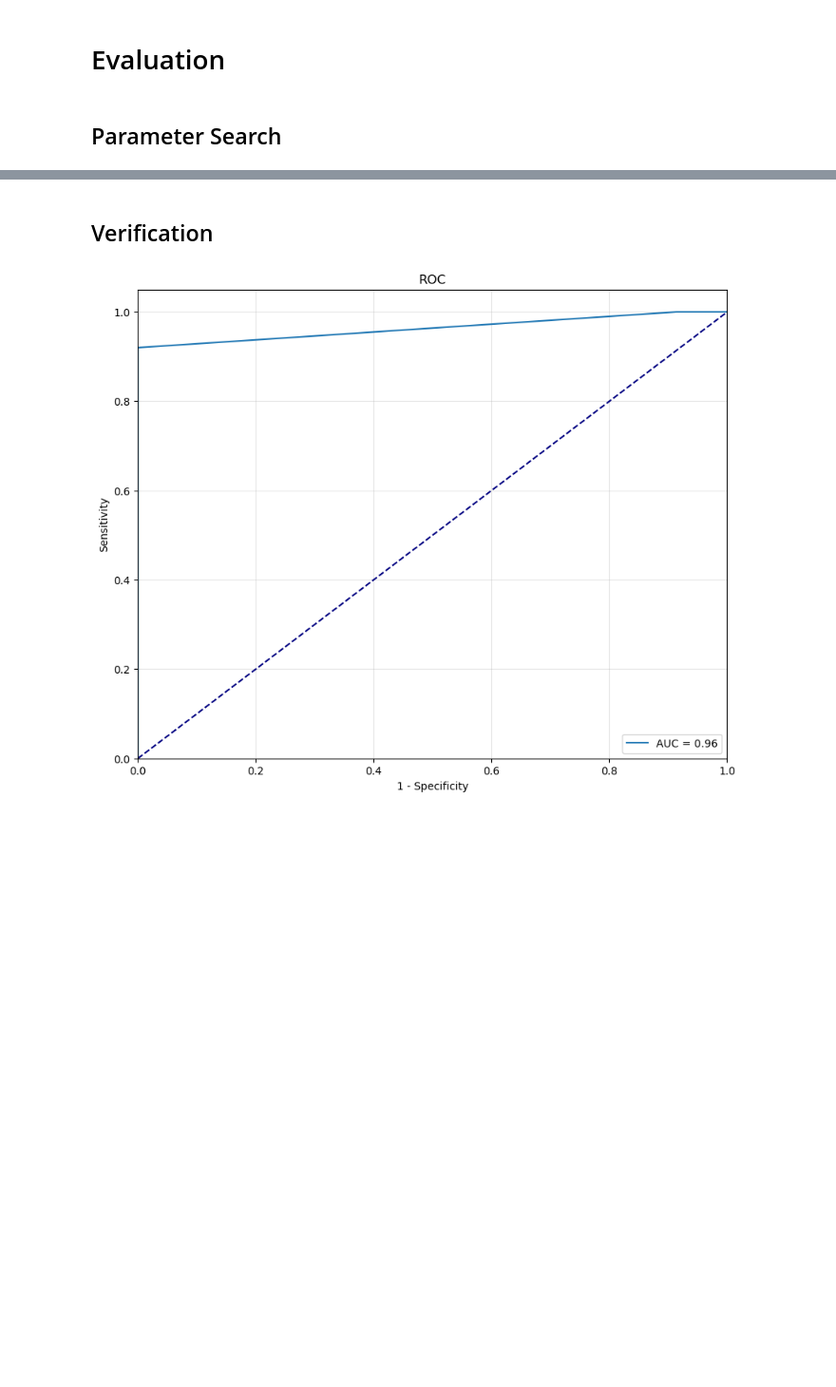
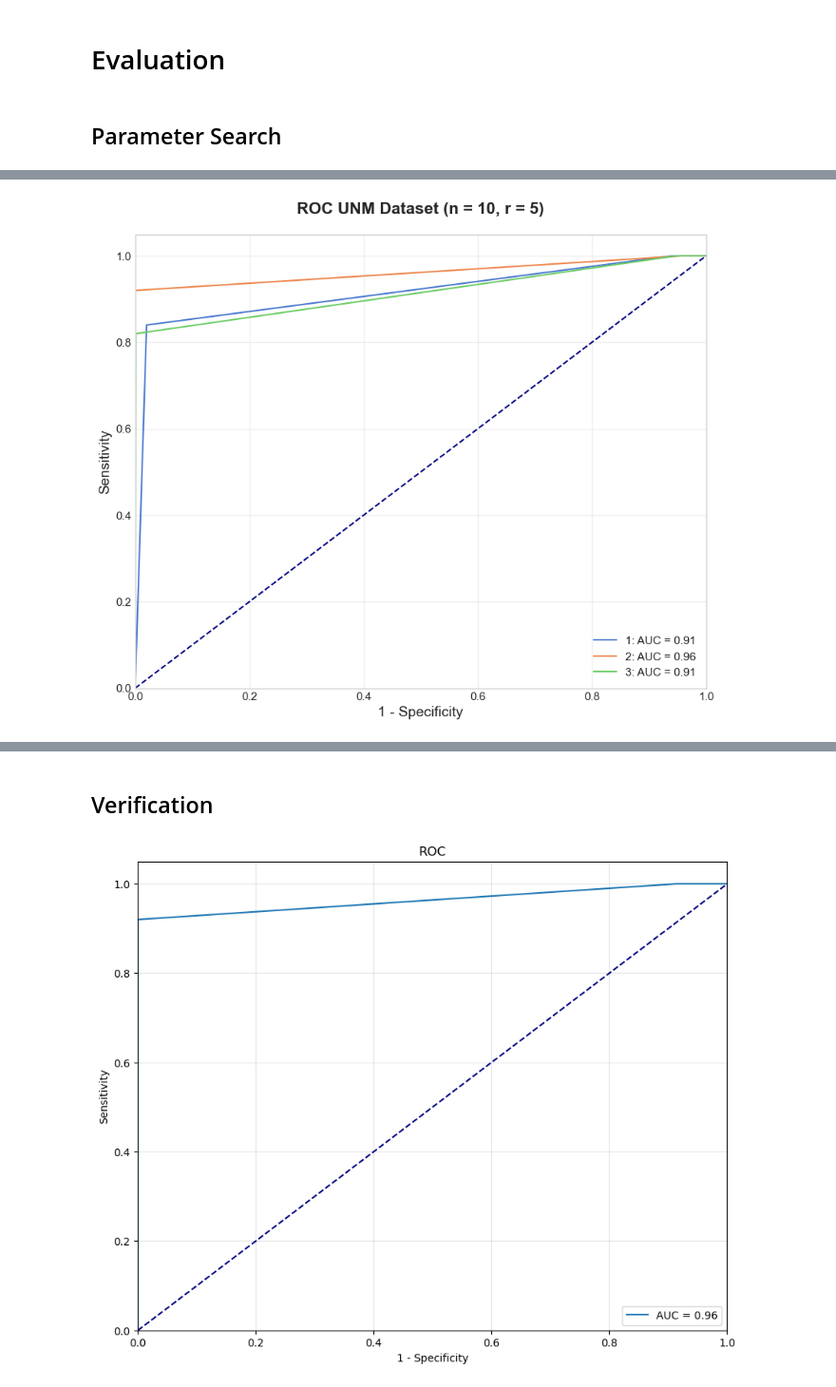
Before and after one commit to VictoriousGladiator/NaturalComputing, a Jupyter notebook: A2/negative-selection/part2.ipynb, the cells around one changed output, grey strips where cells are left out. Shown at 95% size. Cells and saved outputs as stored; diff of their text form; code cells hidden in the pictures; blank space fills up the shorter version.

```diff
--- a/A2/negative-selection/part2.ipynb
+++ b/A2/negative-selection/part2.ipynb
@@ -189,0 +268,60 @@ Looks like $n=10$ and $r=5$ are good parameters
+# %%
+with open("syscalls/snd-unm/snd-unm.1.labels", "r") as f:
+    y_true_1 = [int(line.strip()) for line in f]
+with open("syscalls/snd-unm/snd-unm.2.labels", "r") as f:
+    y_true_2 = [int(line.strip()) for line in f]
+with open("syscalls/snd-unm/snd-unm.3.labels", "r") as f:
+    y_true_3 = [int(line.strip()) for line in f]
+
+plt.figure(figsize=(10, 8))
+
+n = 10
+r = 5
+y_scores_1 = pipeline(
+        train="syscalls/snd-unm/snd-unm.train",
+        alphabet="syscalls/snd-unm/snd-unm.alpha",
+        test="syscalls/snd-unm/snd-unm.1.test",
+        n=n,
+        r=r
+    )
+
+x, y, _ = roc_curve(y_true_1, y_scores_1)
+auc_score = auc(x, y)
+plt.plot(x, y, label=f'1: AUC = {auc_score:.2f}')
+
+y_scores_2 = pipeline(
+        train="syscalls/snd-unm/snd-unm.train",
+        alphabet="syscalls/snd-unm/snd-unm.alpha",
+        test="syscalls/snd-unm/snd-unm.2.test",
+        n=n,
+        r=r
+    )
+
+x, y, _ = roc_curve(y_true_2, y_scores_2)
+auc_score = auc(x, y)
+plt.plot(x, y, label=f'2: AUC = {auc_score:.2f}')
+
+y_scores_3 = pipeline(
+        train="syscalls/snd-unm/snd-unm.train",
+        alphabet="syscalls/snd-unm/snd-unm.alpha",
+        test="syscalls/snd-unm/snd-unm.3.test",
+        n=n,
+        r=r
+    )
+
+x, y, _ = roc_curve(y_true_3, y_scores_3)
+auc_score = auc(x, y)
+plt.plot(x, y, label=f'3: AUC = {auc_score:.2f}')
+
+
+plt.plot([0, 1], [0, 1], color='navy', linestyle='--')
+plt.xlim([0.0, 1.0])
+plt.ylim([0.0, 1.05])
+plt.xlabel('1 - Specificity', fontsize=14)
+plt.ylabel('Sensitivity', fontsize=14)
+plt.title(f'ROC UNM Dataset (n = {n}, r = {r})', fontsize=16, fontweight='bold', pad=20)
+plt.legend(loc="lower right")
+plt.grid(alpha=0.3)
+plt.show()
+# %% [output]
+[figure, added]
```
Also changed, not shown: parts of 11 cells of this notebook, 9 other files.
